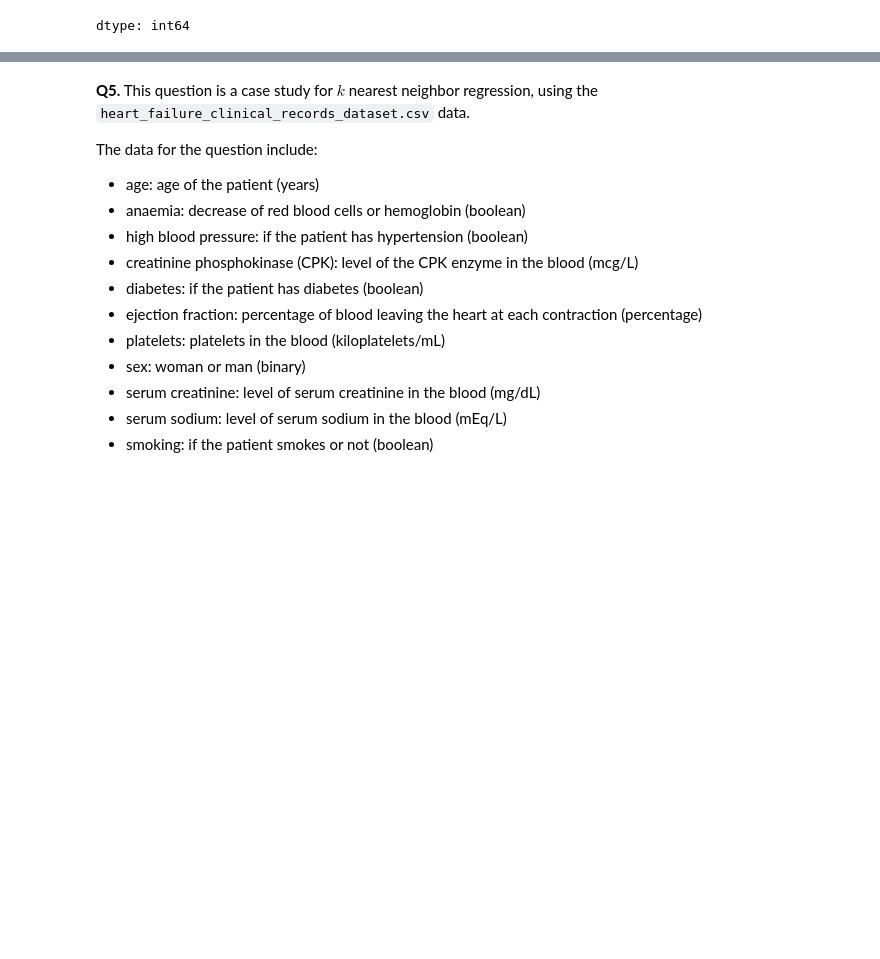
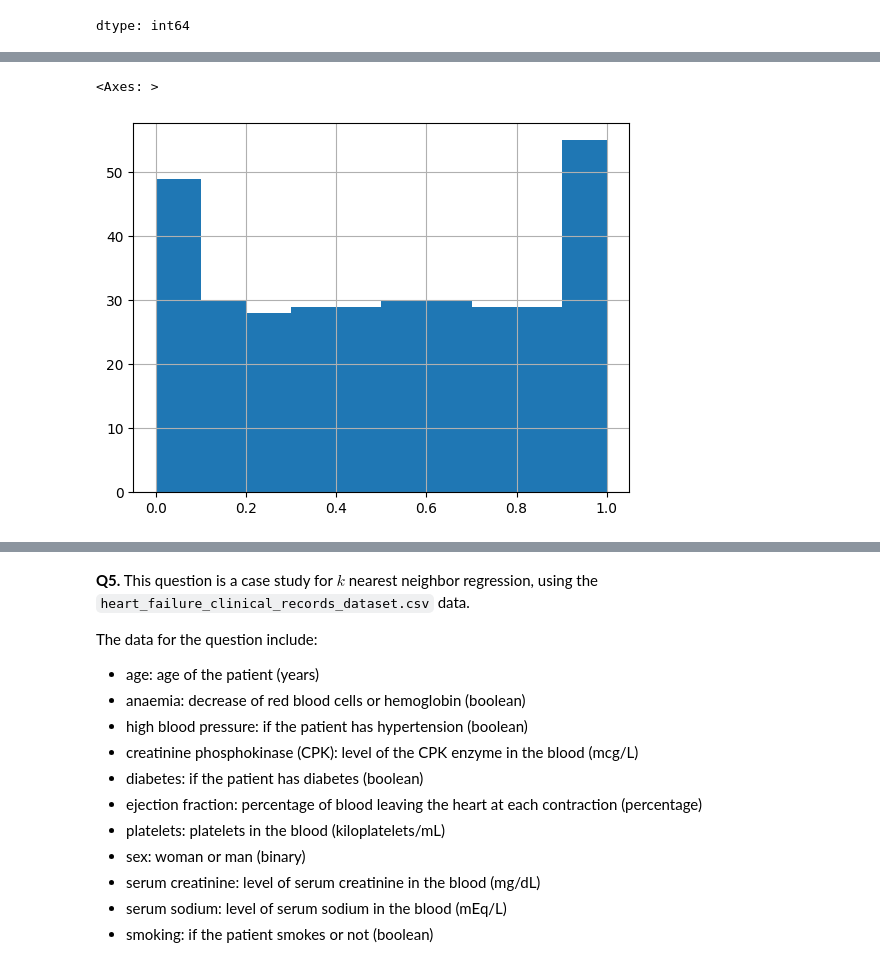
Before and after one commit to Nithil-Suresh/knn, a Jupyter notebook: assignment/assignment_knn.ipynb, the cells around one changed output, grey strips where cells are left out. Saved outputs shown, nothing was run; the diff lists cells and outputs as text; code cells hidden in the pictures; blank space fills up the shorter version.

```diff
--- a/assignment/assignment_knn.ipynb
+++ b/assignment/assignment_knn.ipynb
@@ -113,0 +119,5 @@ dtype: int64
+# %%
+df['height'].hist()
+# %% [output]
+<Axes: >
+[figure, added]
```
Also changed, not shown: parts of 2 cells of this notebook.
